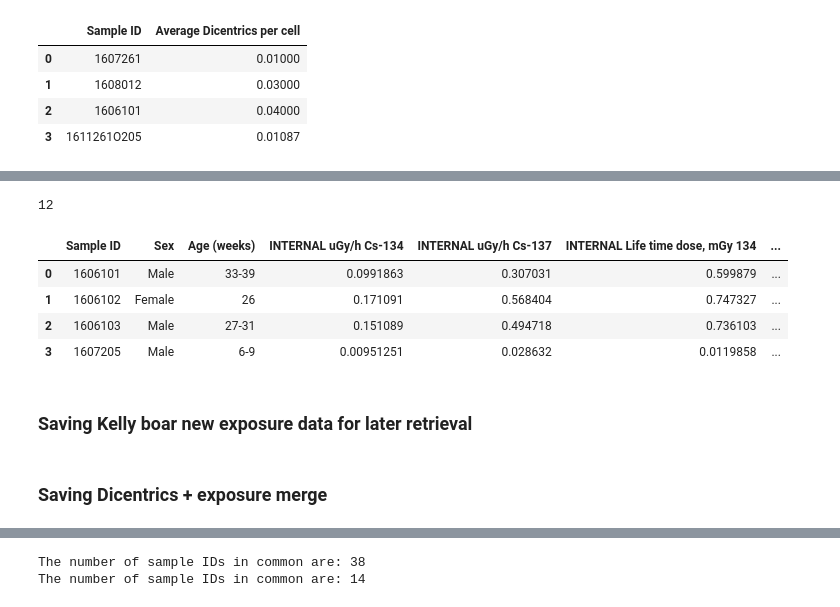
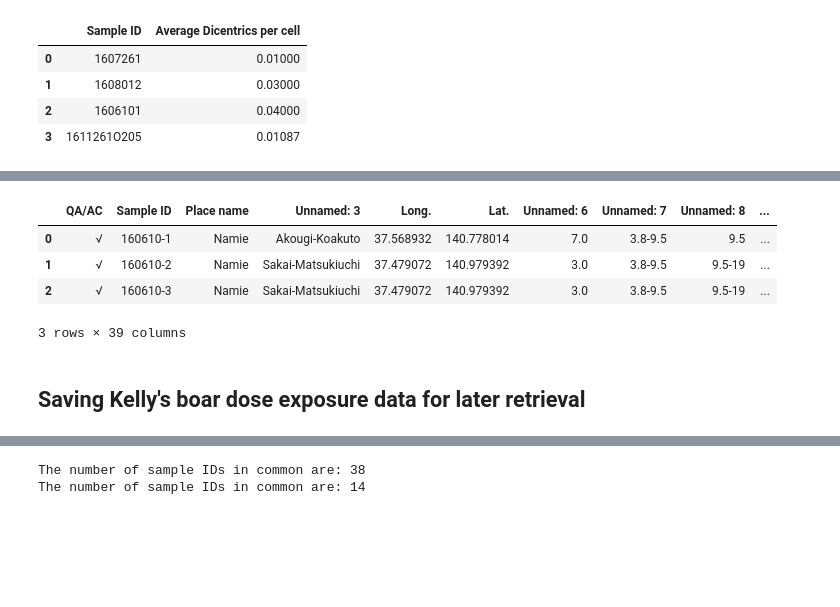
Before and after one commit to Jared-Luxton/Fukushima-Nuclear-Disaster-Humans, a Jupyter notebook: workflow & analyses notebooks/01_Fukushima_Project_Data_Extraction_and_Cleaning.ipynb, the cells around one changed output, grey strips where cells are left out. Saved outputs shown, nothing was run; the diff lists cells and outputs as text; code cells hidden in the pictures; blank space fills up the shorter version.

```diff
--- a/workflow & analyses notebooks/01_Fukushima_Project_Data_Extraction_and_Cleaning.ipynb
+++ b/workflow & analyses notebooks/01_Fukushima_Project_Data_Extraction_and_Cleaning.ipynb
@@ -195,18 +201,0 @@ kelly_new_exposure_df = pd.read_excel("../excel data/raw/jared_editsKelly's boar
-# %%
-cols_to_merge = ['ID', 'Sex', 'Age (weeks)',
-# 'Place name', 'Area', 'Lat.', 'Lon.',
-'INTERNAL uGy/h Cs-134', 'INTERNAL uGy/h Cs-137',
-'INTERNAL Life time dose,   mGy 134',
-'(from wolfram) Build-up, corrected, Integrated INTERNAL LIFE-TIME dose mGy  Cs134',
-'INTERNAL Life time dose, mGy 137',
-'INTERNAL Life time dose, mGy 134+137',
-'EXTERNAL Dose Reasonable Life Time, mGy (134+137)',
-'% of INTERNAL to EXTERNAL dose',
-'EXTERNAL Dose Maximum Life Time, mGy (134+137)',
-'Reasonable Total Life Time Dose mGy (Int+Ext,134+137)',
-'Maximum Total Life Time Dose mGy (Int+Ext,134+137)',
-'Dose rate (uGy/h) at time of capture (Int+Ext; 134+137)']
-
-print(len(cols_to_merge) - 3)
-# %% [output]
-12
@@ -224,9 +202,10 @@ inplace=True))
-# %%
-trim_kelly_new_exposure_df['Sample ID'] = trim_kelly_new_exposure_df['Sample ID'].apply(lambda row: f_tm.remove_dashes_space_sampleIDs(row))
-trim_kelly_new_exposure_df.head(4)
-# %% [output]
-|  | Sample ID | Sex | Age (weeks) | INTERNAL uGy/h Cs-134 | INTERNAL uGy/h Cs-137 | INTERNAL Life time dose, mGy 134 | ... |
-| 0 | 1606101 | Male | 33-39 | 0.0991863 | 0.307031 | 0.599879 | ... |
-| 1 | 1606102 | Female | 26 | 0.171091 | 0.568404 | 0.747327 | ... |
-| 2 | 1606103 | Male | 27-31 | 0.151089 | 0.494718 | 0.736103 | ... |
-| 3 | 1607205 | Male | 6-9 | 0.00951251 | 0.028632 | 0.0119858 | ... |
+# %%
+kelly_boar_dose = pd.read_excel('../excel data/raw/Kelly& Aryn boar_1Dec2018-edited-TH-17Nov19 (2).xlsx',
+                               sheet_name=0, skiprows=7, nrows=40)
+kelly_boar_dose.head(3)
+# %% [output]
+|  | QA/AC | Sample ID | Place name | Unnamed: 3 | Long. | Lat. | Unnamed: 6 | Unnamed: 7 | Unnamed: 8 | ... |
+| 0 | √ | 160610-1 | Namie | Akougi-Koakuto | 37.568932 | 140.778014 | 7.0 | 3.8-9.5 | 9.5 | ... |
+| 1 | √ | 160610-2 | Namie | Sakai-Matsukiuchi | 37.479072 | 140.979392 | 3.0 | 3.8-9.5 | 9.5-19 | ... |
+| 2 | √ | 160610-3 | Namie | Sakai-Matsukiuchi | 37.479072 | 140.979392 | 3.0 | 3.8-9.5 | 9.5-19 | ... |
+3 rows × 39 columns
@@ -233,2 +216,2 @@ trim_kelly_new_exposure_df.head(4)
 # %% [markdown]
-### Saving Kelly boar new exposure data for later retrieval
+## Saving Kelly's boar dose exposure data for later retrieval
@@ -241,3 +218 @@ trim_kelly_new_exposure_df.to_csv('../excel data/cleaned/trim_kelly_new_exposure
-# %% [markdown]
-### Saving Dicentrics + exposure merge
 # %%
```
Also changed, not shown: parts of 50 cells of this notebook.
